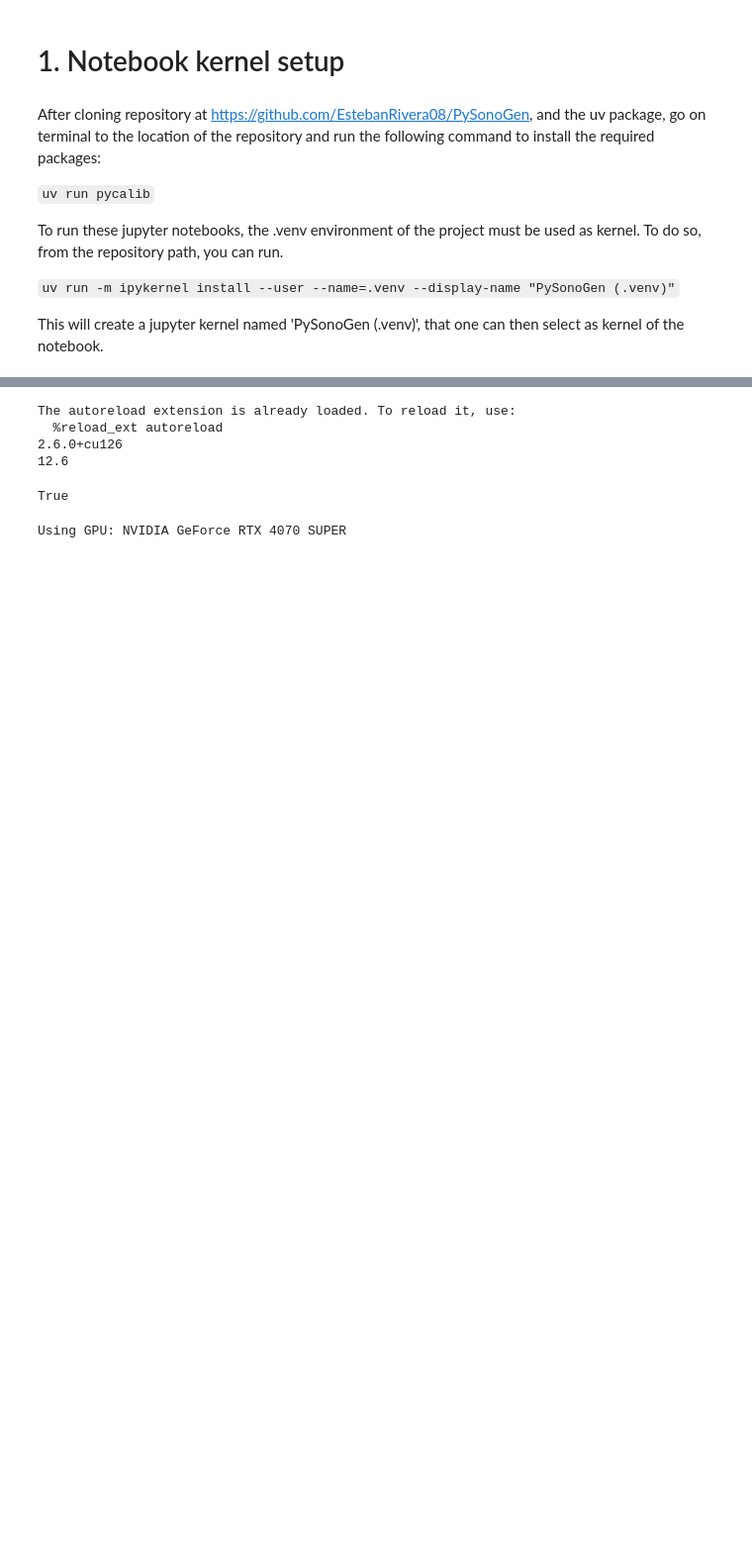
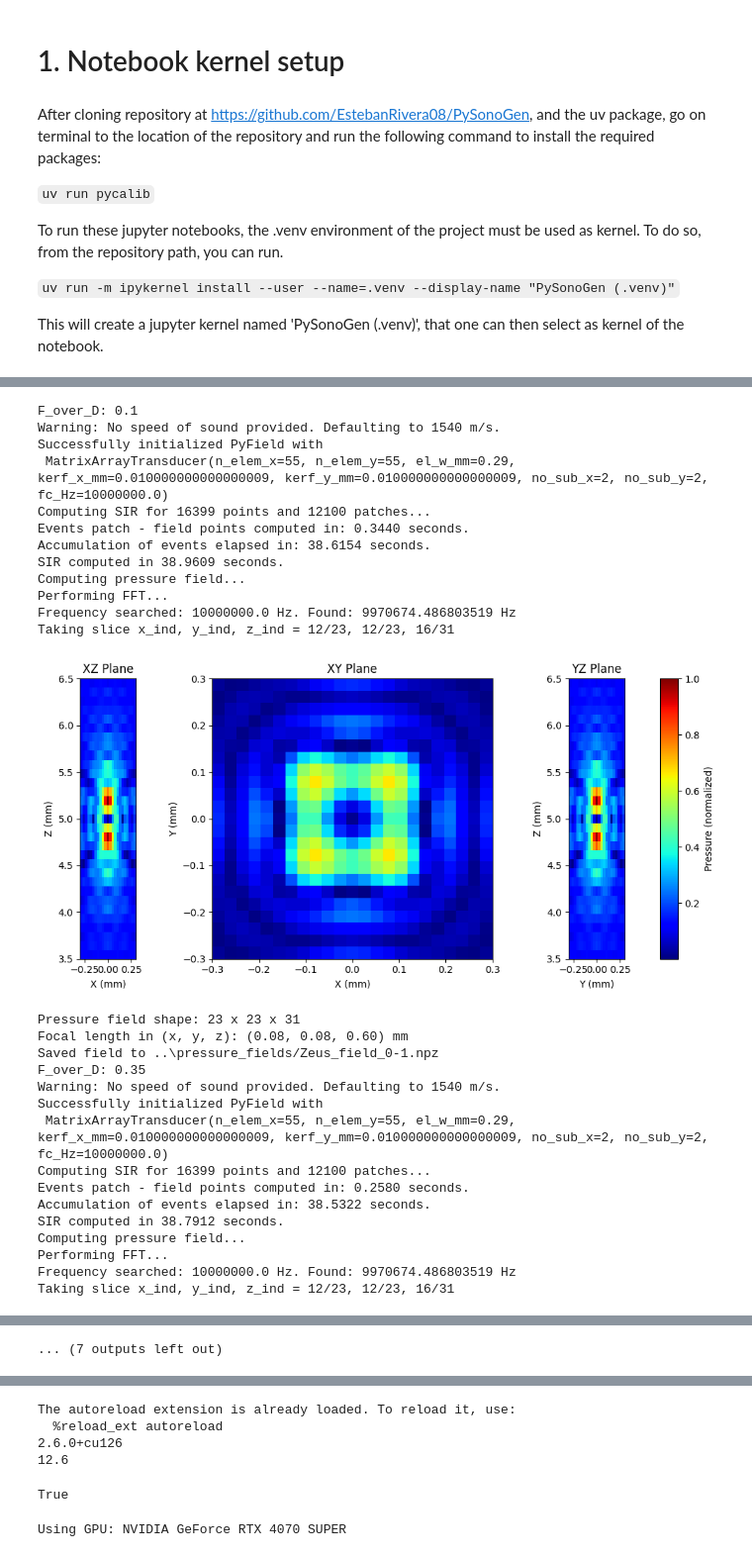
Before and after one commit to EstebanRivera08/eSDIva, a Jupyter notebook: tutorials/Tutorial_PatternedFocus.ipynb, the cells around one changed output, grey strips where cells are left out. Shown at 99% size. Saved outputs shown, nothing was run; the diff lists cells and outputs as text; code cells hidden in the pictures; blank space fills up the shorter version.

```diff
--- a/tutorials/Tutorial_PatternedFocus.ipynb
+++ b/tutorials/Tutorial_PatternedFocus.ipynb
@@ -80,0 +65,76 @@ Widget(value='<iframe src="http://localhost:58253/index.html?ui=P_0x22a2e9430b0_
+# %%
+run_loop = False
+folder = r'..\pressure_fields'
+list_FD = [0.1, 0.35, 0.5, 0.75, 1.0, 1.25, 1.5, 1.75, 2.0]
+focal_lengths = np.zeros((len(list_FD), 3))
+count = 0
+
+if run_loop:
+
+    for F_over_D in list_FD:
+        print(f"F_over_D: {F_over_D}")
+
+        delays = Zeus_Matrix.compute_delays(focus_mm=focus_mm, plot=False)
+
+        apodization = Zeus_Matrix.compute_apodization(
+            focus_mm=focus_mm, F_over_D=F_over_D, apodization_type="circular", plot=False
+        )
+
+        Matrix_field = pyfield.PyField(Zeus_Matrix)
+
+        pressure_field, x, y, z = Matrix_field.compute_pressure_field(field_info_mm, inplace = False)
+
+        pysonogen.plot_field_planes(
+        pressure_field, x, y, z)
+
+        nx, ny, nz = pressure_field.shape
+        print(f"Pressure field shape: {nx} x {ny} x {nz}")
+
+        mask3D = pressure_field > 0.5 * np.max(pressure_field)
+
+        focal_lx = np.sum(mask3D[:, ny//2+1, nz//2+1]) * (x[1] - x[0])
+        focal_ly = np.sum(mask3D[nx//2+1, :, nz//2+1]) * (y[1] - y[0])
+        focal_lz = np.sum(mask3D[nx//2+1, ny//2+1, :]) * (z[1] - z[0])
+        print(f"Focal length in (x, y, z): ({focal_lx:.2f}, {focal_ly:.2f}, {focal_lz:.2f}) mm")
+        focal_lengths[count, :] = [focal_lx, focal_ly, focal_lz]
+
+        # suppose pressure, x, y, z are your arrays
+        filename = f'/Zeus_field_{str(F_over_D).replace(".", "-")}.npz'
+        np.savez_compressed(folder + filename,
+                        pressure=pressure_field,
+                        x=x,
+                        y=y,
+                        z=z,
+                        F_over_D=F_over_D)
+        print(f"Saved field to {folder + filename}")
+
+        count += 1
+# %% [output]
+F_over_D: 0.1
+Warning: No speed of sound provided. Defaulting to 1540 m/s.
+Successfully initialized PyField with
+ MatrixArrayTransducer(n_elem_x=55, n_elem_y=55, el_w_mm=0.29, kerf_x_mm=0.010000000000000009, kerf_y_mm=0.010000000000000009, no_sub_x=2, no_sub_y=2, fc_Hz=10000000.0)
+Computing SIR for 16399 points and 12100 patches...
+Events patch - field points computed in: 0.3440 seconds.
+Accumulation of events elapsed in: 38.6154 seconds.
+SIR computed in 38.9609 seconds.
+Computing pressure field...
+Performing FFT...
+Frequency searched: 10000000.0 Hz. Found: 9970674.486803519 Hz
+Taking slice x_ind, y_ind, z_ind = 12/23, 12/23, 16/31
+[figure, added]
+Pressure field shape: 23 x 23 x 31
+Focal length in (x, y, z): (0.08, 0.08, 0.60) mm
+Saved field to ..\pressure_fields/Zeus_field_0-1.npz
+F_over_D: 0.35
+Warning: No speed of sound provided. Defaulting to 1540 m/s.
+Successfully initialized PyField with
+ MatrixArrayTransducer(n_elem_x=55, n_elem_y=55, el_w_mm=0.29, kerf_x_mm=0.010000000000000009, kerf_y_mm=0.010000000000000009, no_sub_x=2, no_sub_y=2, fc_Hz=10000000.0)
+Computing SIR for 16399 points and 12100 patches...
+Events patch - field points computed in: 0.2580 seconds.
+Accumulation of events elapsed in: 38.5322 seconds.
+SIR computed in 38.7912 seconds.
+Computing pressure field...
+Performing FFT...
+Frequency searched: 10000000.0 Hz. Found: 9970674.486803519 Hz
+Taking slice x_ind, y_ind, z_ind = 12/23, 12/23, 16/31
@@ -80,0 +206 @@ Widget(value='<iframe src="http://localhost:58253/index.html?ui=P_0x22a2e9430b0_
+... (7 outputs left out)
```
Also changed, not shown: parts of 49 cells of this notebook, 4 other files.
